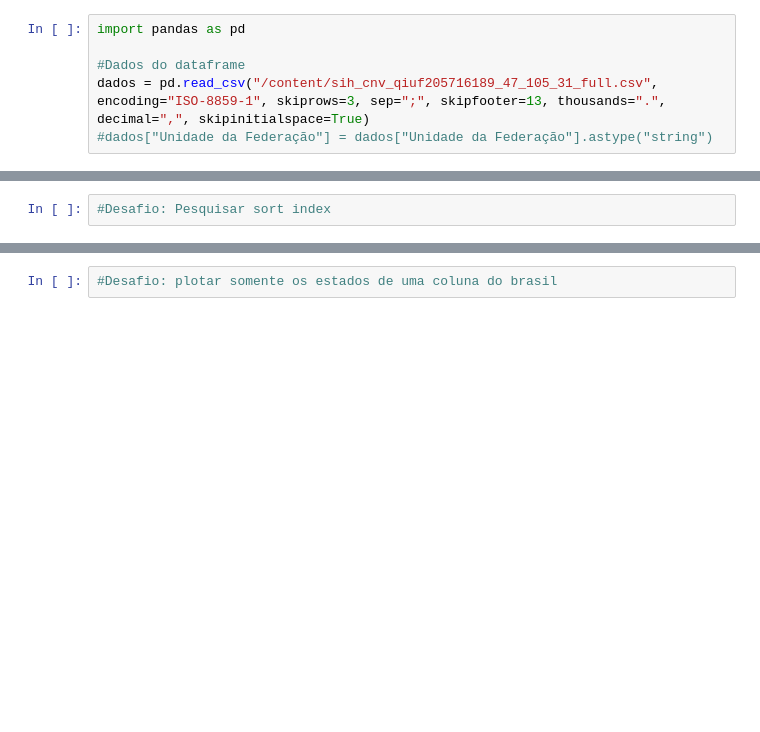
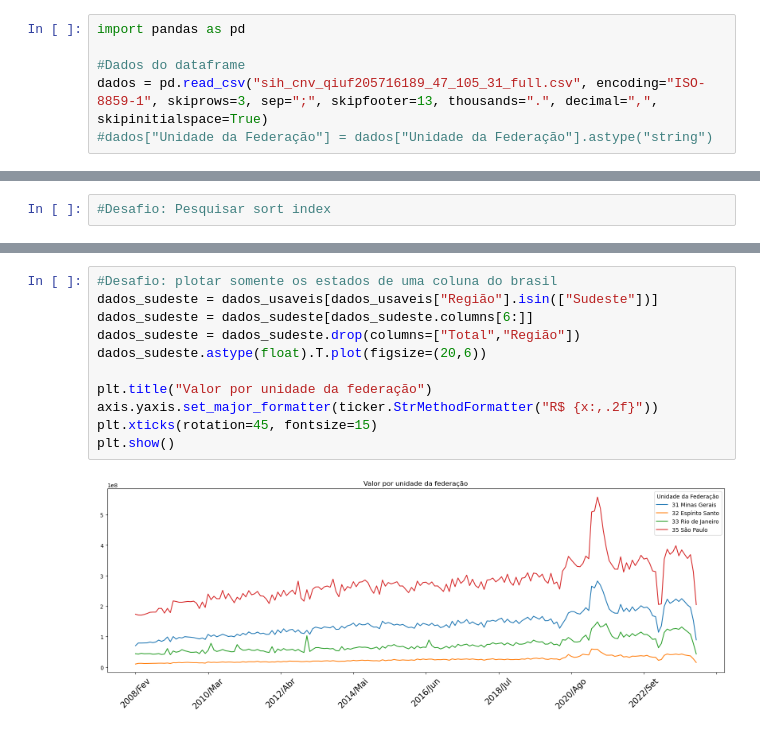
Before and after one commit to willdevsp/fiap_data_analitycs, a Jupyter notebook: hospitalar.ipynb, the cells around one changed output, grey strips where cells are left out. Cells and saved outputs as stored; diff of their text form; blank space fills up the shorter version.

Commit message:
desafios feitos

```diff
--- a/hospitalar.ipynb
+++ b/hospitalar.ipynb
@@ -8,7 +8,7 @@ Site: http://tabnet.datasus.gov.br/cgi/deftohtm.exe?sih/cnv/qiuf.def
 import pandas as pd
 
 #Dados do dataframe
-dados = pd.read_csv("/content/sih_cnv_qiuf205716189_47_105_31_full.csv", encoding="ISO-8859-1", skiprows=3, sep=";", skipfooter=13, thousands=".", decimal=",", skipinitialspace=True)
+dados = pd.read_csv("sih_cnv_qiuf205716189_47_105_31_full.csv", encoding="ISO-8859-1", skiprows=3, sep=";", skipfooter=13, thousands=".", decimal=",", skipinitialspace=True)
 #dados["Unidade da Federação"] = dados["Unidade da Federação"].astype("string")
 # %%
 #Traz os 5 primeiros dados
@@ -477,5 +477,16 @@ plt.title("Casos de dengue")
 plt.show()
 # %% [output]
 [figure]
-# %%
-#Desafio: plotar somente os estados de uma coluna do brasil
+# %%
+#Desafio: plotar somente os estados de uma coluna do brasil
+dados_sudeste = dados_usaveis[dados_usaveis["Região"].isin(["Sudeste"])]
+dados_sudeste = dados_sudeste[dados_sudeste.columns[6:]]
+dados_sudeste = dados_sudeste.drop(columns=["Total","Região"])
+dados_sudeste.astype(float).T.plot(figsize=(20,6))
+
+plt.title("Valor por unidade da federação")
+axis.yaxis.set_major_formatter(ticker.StrMethodFormatter("R$ {x:,.2f}"))
+plt.xticks(rotation=45, fontsize=15)
+plt.show()
+# %% [output]
+[figure, added]
```
Also changed, not shown: parts of 7 cells of this notebook, 3 other files.
